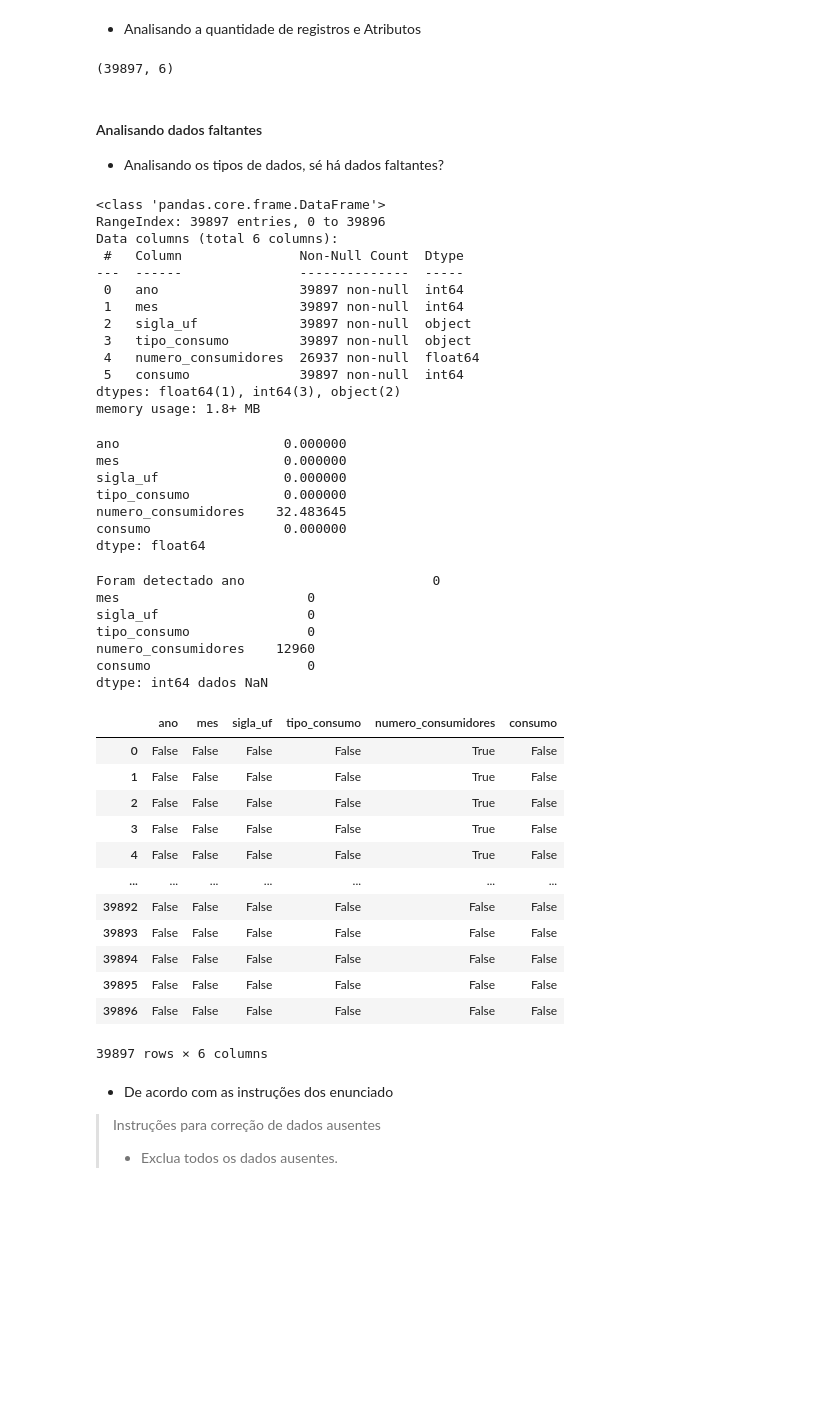
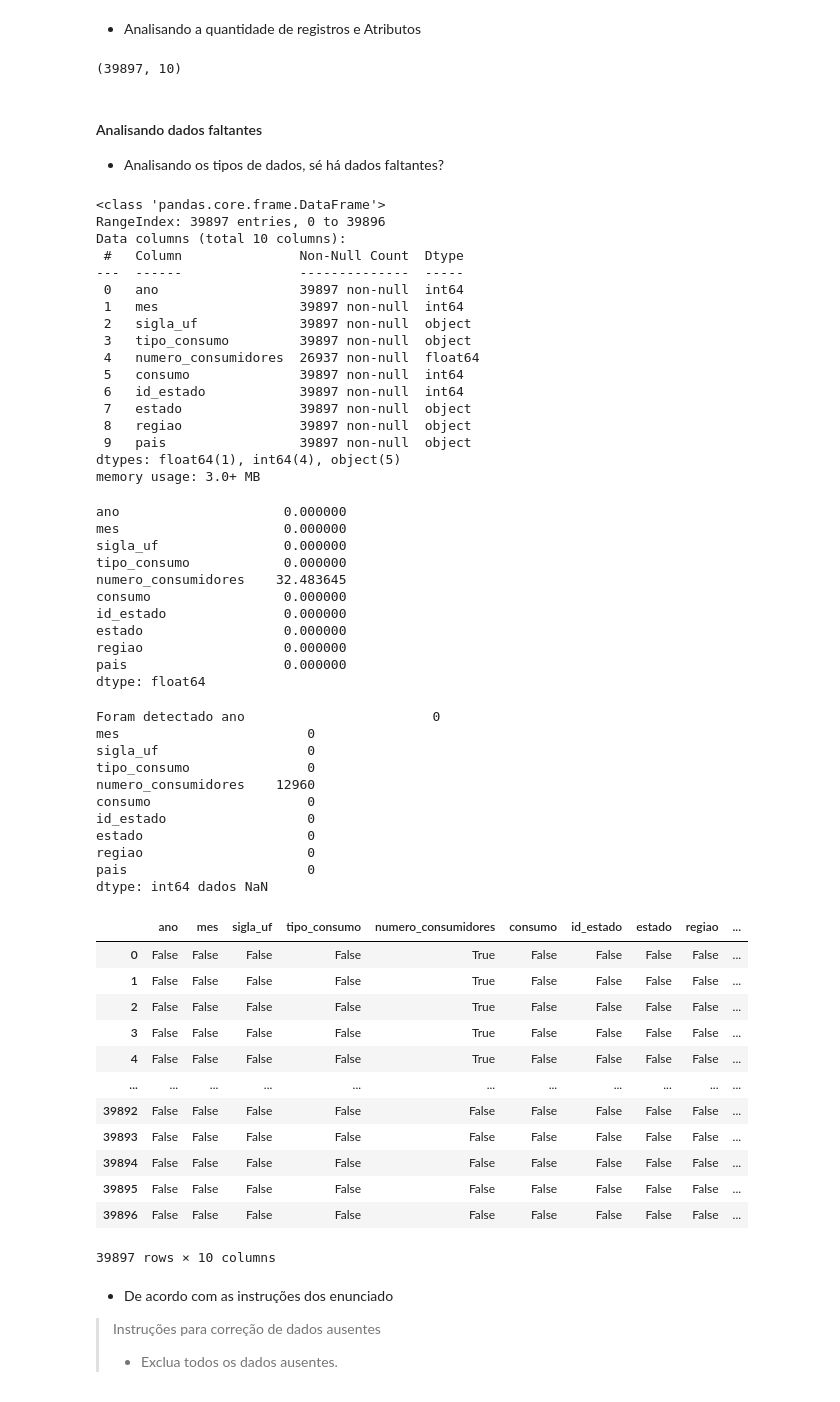
Before and after one commit to nerydyego/AED_eletricidade, a Jupyter notebook: notebook/atividade_final.ipynb, the cells around one changed output. Drawn from its saved outputs; the diff is of its cells as text; code cells hidden in the pictures; blank space fills up the shorter version.

```diff
--- a/notebook/atividade_final.ipynb
+++ b/notebook/atividade_final.ipynb
@@ -83,0 +78,2 @@ df.head()
+# %%
+df_final = pd.merge(df_consumo_energia, df_estados, left_on='sigla_uf', right_on='sigla')
@@ -83,0 +91,3 @@ df.head()
+# %%
+df_final.drop(columns='sigla', inplace=True)
+df_final.head()
@@ -84,19 +101,19 @@ df.head()
 # %% [markdown]
 * Analisando a quantidade de registros e Atributos
 # %%
-df.shape
+df_final.shape
 # %% [output]
-(39897, 6)
+(39897, 10)
 # %% [markdown]
 #### Analisando dados faltantes
 
 * Analisando os tipos de dados, sé há dados faltantes?
 # %%
-df.info()
+df_final.info()
 # %% [output]
 <class 'pandas.core.frame.DataFrame'>
 RangeIndex: 39897 entries, 0 to 39896
-Data columns (total 6 columns):
+Data columns (total 10 columns):
  #   Column               Non-Null Count  Dtype
 ---  ------               --------------  -----
  0   ano                  39897 non-null  int64
@@ -105,13 +122,17 @@ Data columns (total 6 columns):
  3   tipo_consumo         39897 non-null  object
  4   numero_consumidores  26937 non-null  float64
  5   consumo              39897 non-null  int64
-dtypes: float64(1), int64(3), object(2)
-memory usage: 1.8+ MB
+ 6   id_estado            39897 non-null  int64
+ 7   estado               39897 non-null  object
+ 8   regiao               39897 non-null  object
+ 9   pais                 39897 non-null  object
+dtypes: float64(1), int64(4), object(5)
+memory usage: 3.0+ MB
 # %%
 # Analisando a quantidade em percentual de dados faltantes
 
-separacao = df.isna().sum()
-final = (separacao / len(df['numero_consumidores'])) * 100
+separacao = df_final.isna().sum()
+final = (separacao / len(df_final['numero_consumidores'])) * 100
 final
 # %% [output]
 ano                     0.000000
@@ -120,30 +141,38 @@ sigla_uf                0.000000
 tipo_consumo            0.000000
 numero_consumidores    32.483645
 consumo                 0.000000
+id_estado               0.000000
+estado                  0.000000
+regiao                  0.000000
+pais                    0.000000
 dtype: float64
 # %%
-visuliza_dados_NaN(df)
+visuliza_dados_NaN(df_final)
 # %% [output]
 Foram detectado ano                        0
 mes                        0
 sigla_uf                   0
 tipo_consumo               0
 numero_consumidores    12960
 consumo                    0
+id_estado                  0
+estado                     0
+regiao                     0
+pais                       0
 dtype: int64 dados NaN
-|  | ano | mes | sigla_uf | tipo_consumo | numero_consumidores | consumo |
-| 0 | False | False | False | False | True | False |
-| 1 | False | False | False | False | True | False |
-| 2 | False | False | False | False | True | False |
-| 3 | False | False | False | False | True | False |
-| 4 | False | False | False | False | True | False |
-| ... | ... | ... | ... | ... | ... | ... |
-| 39892 | False | False | False | False | False | False |
-| 39893 | False | False | False | False | False | False |
-| 39894 | False | False | False | False | False | False |
-| 39895 | False | False | False | False | False | False |
-| 39896 | False | False | False | False | False | False |
+|  | ano | mes | sigla_uf | tipo_consumo | numero_consumidores | consumo | id_estado | estado | regiao | ... |
+| 0 | False | False | False | False | True | False | False | False | False | ... |
+| 1 | False | False | False | False | True | False | False | False | False | ... |
+| 2 | False | False | False | False | True | False | False | False | False | ... |
+| 3 | False | False | False | False | True | False | False | False | False | ... |
+| 4 | False | False | False | False | True | False | False | False | False | ... |
+| ... | ... | ... | ... | ... | ... | ... | ... | ... | ... | ... |
+| 39892 | False | False | False | False | False | False | False | False | False | ... |
+| 39893 | False | False | False | False | False | False | False | False | False | ... |
+| 39894 | False | False | False | False | False | False | False | False | False | ... |
+| 39895 | False | False | False | False | False | False | False | False | False | ... |
+| 39896 | False | False | False | False | False | False | False | False | False | ... |
-39897 rows × 6 columns
+39897 rows × 10 columns
 # %% [markdown]
 * De acordo com as instruções dos enunciado
 > Instruções para correção de dados ausentes
```
Also changed, not shown: parts of 28 cells of this notebook, 2 other files.
